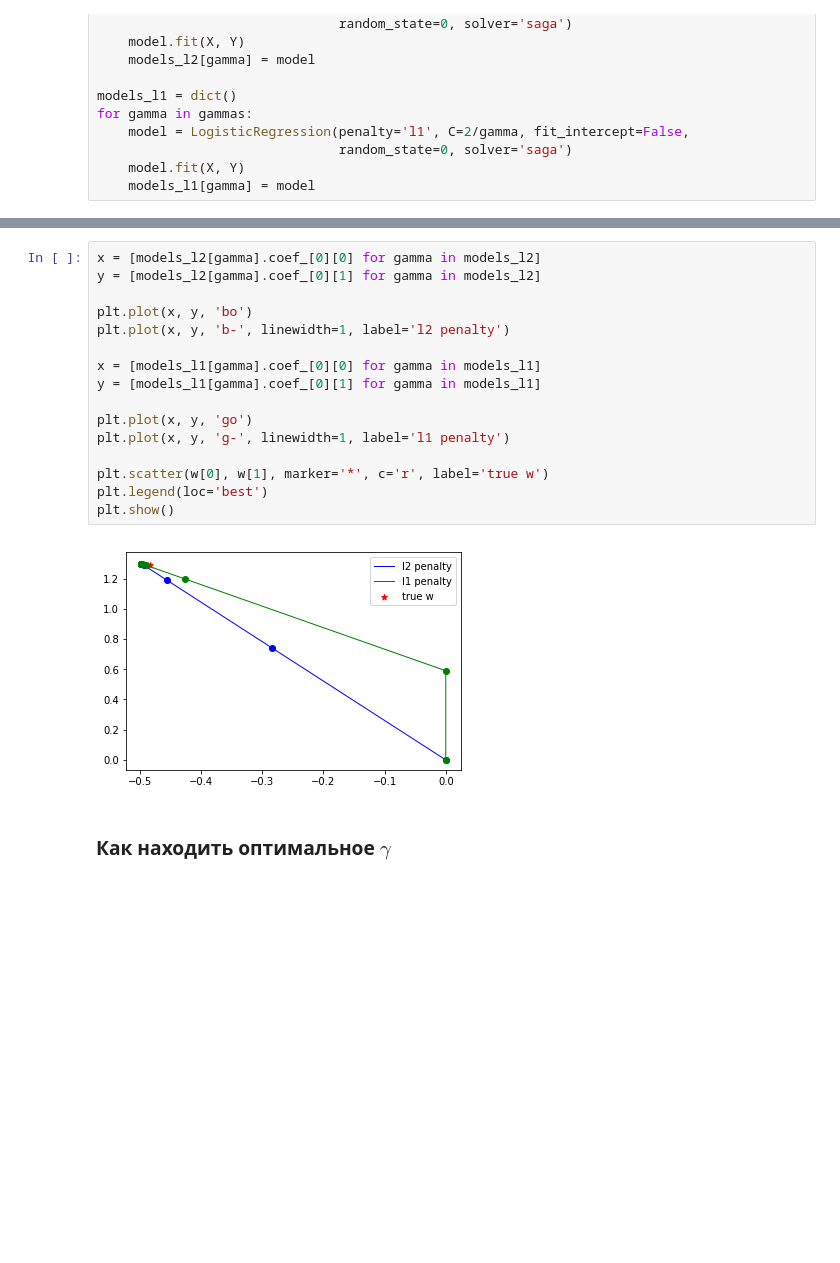
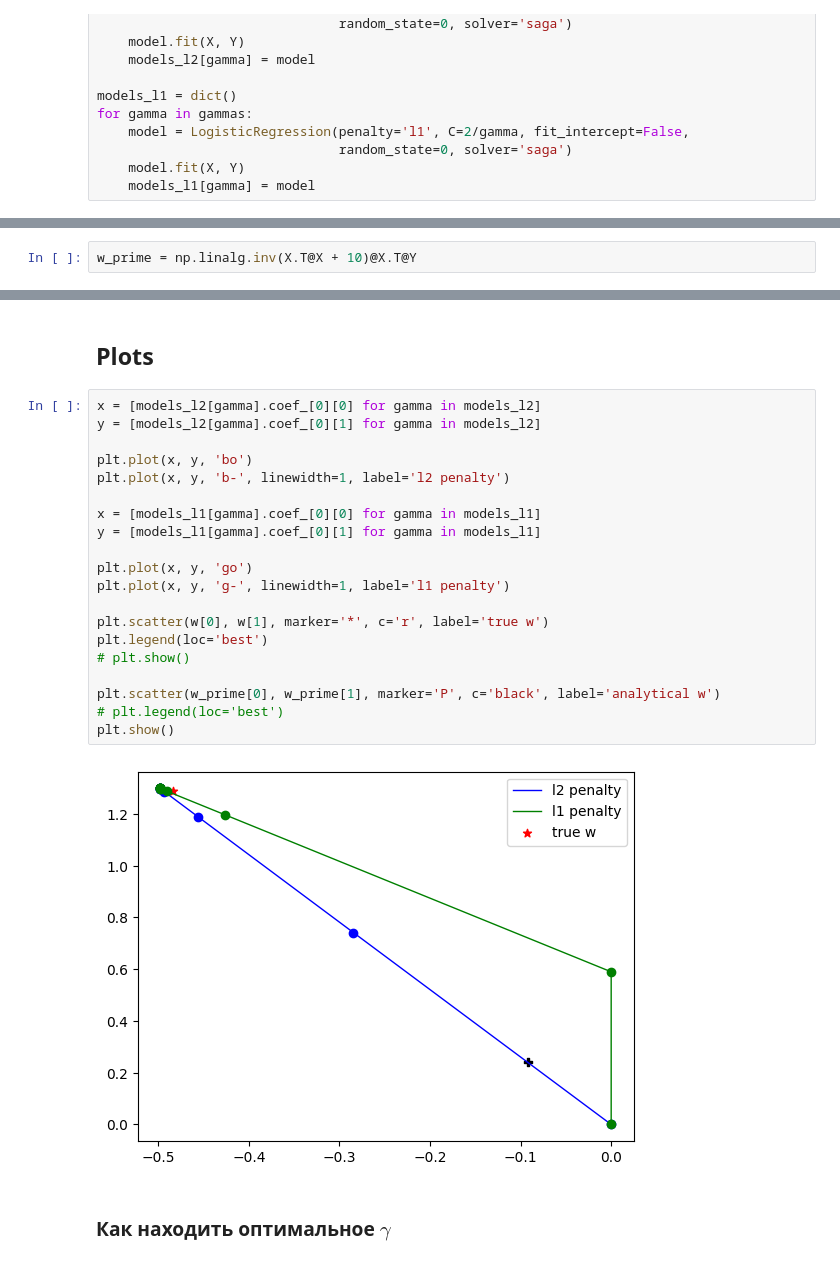
Before and after one commit to maxploter/ML, a Jupyter notebook: course-ml-voron/MachineLearningSeminars_results/sem2/main.ipynb, the cells around one changed output, grey strips where cells are left out. Saved outputs shown, nothing was run; the diff lists cells and outputs as text; blank space fills up the shorter version.

```diff
--- a/course-ml-voron/MachineLearningSeminars_results/sem2/main.ipynb
+++ b/course-ml-voron/MachineLearningSeminars_results/sem2/main.ipynb
@@ -517,0 +532,2 @@ for gamma in gammas:
+# %%
+w_prime = np.linalg.inv(X.T@X + 10)@X.T@Y
@@ -518,21 +554,27 @@ for gamma in gammas:
+# %% [markdown]
+## Plots
 # %%
 x = [models_l2[gamma].coef_[0][0] for gamma in models_l2]
 y = [models_l2[gamma].coef_[0][1] for gamma in models_l2]
 
 plt.plot(x, y, 'bo')
 plt.plot(x, y, 'b-', linewidth=1, label='l2 penalty')
 
 x = [models_l1[gamma].coef_[0][0] for gamma in models_l1]
 y = [models_l1[gamma].coef_[0][1] for gamma in models_l1]
 
 plt.plot(x, y, 'go')
 plt.plot(x, y, 'g-', linewidth=1, label='l1 penalty')
 
 plt.scatter(w[0], w[1], marker='*', c='r', label='true w')
 plt.legend(loc='best')
+# plt.show()
+
+plt.scatter(w_prime[0], w_prime[1], marker='P', c='black', label='analytical w')
+# plt.legend(loc='best')
 plt.show()
 # %% [output]
-[figure, old version]
+[figure, new version]
 # %% [markdown]
 ### Как находить оптимальное $\gamma$
 # %% [markdown]
```
Also changed, not shown: parts of 22 cells of this notebook.
